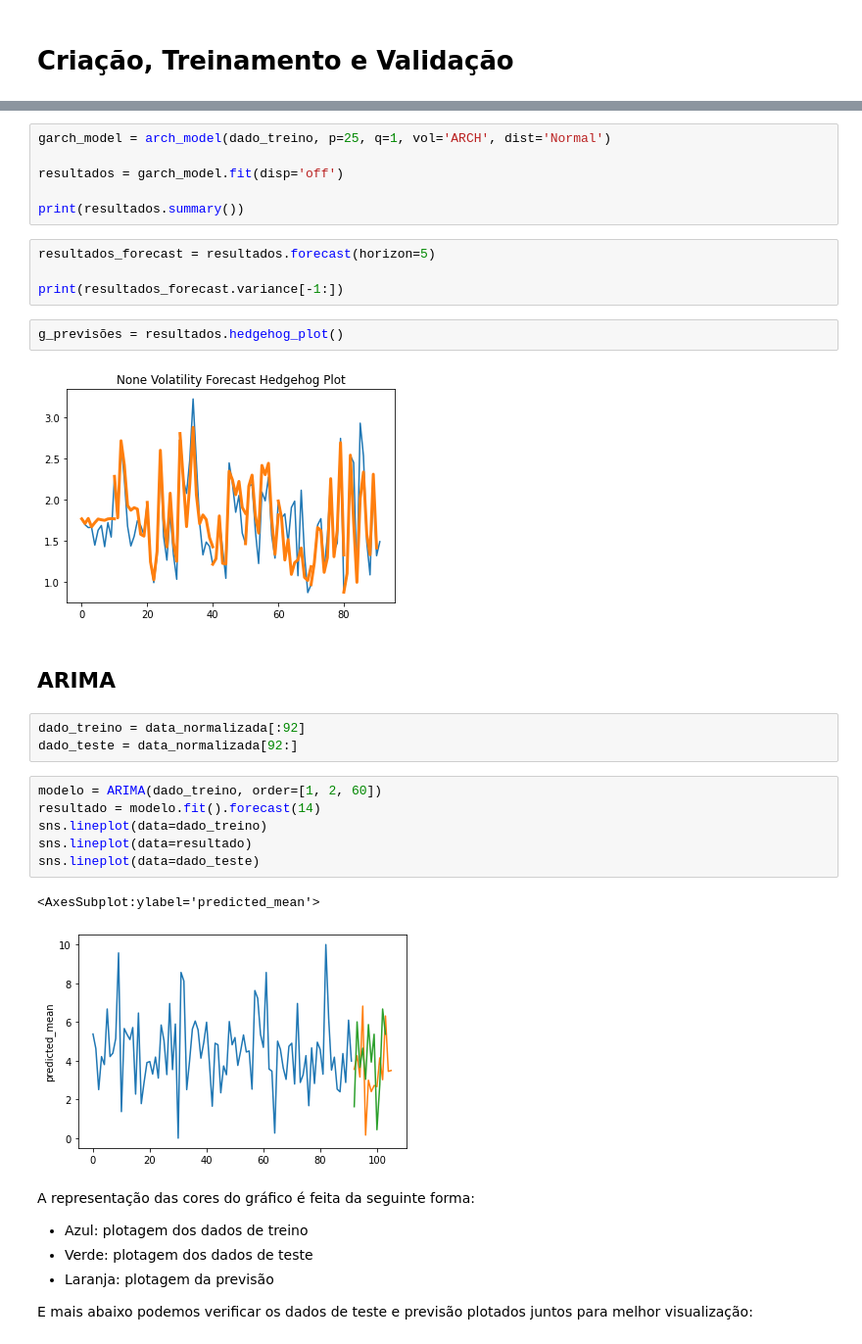
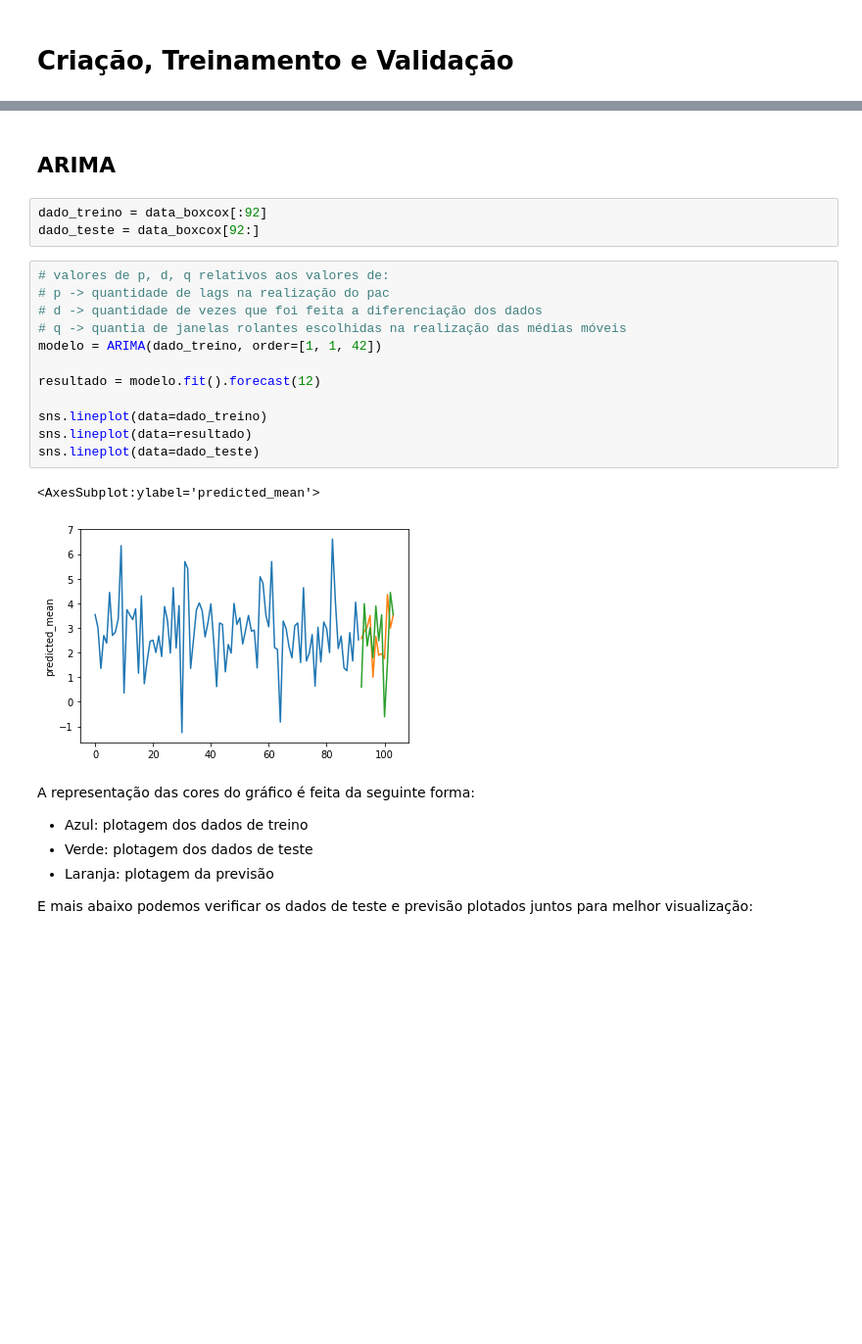
Before and after one commit to mayara-canaver/AMBEV-Analysis, a Jupyter notebook: docs/main.ipynb, the cells around one changed output, grey strips where cells are left out. Shown: that part at 98% size. Saved outputs shown, nothing was run; the diff lists cells and outputs as text; blank space fills up the shorter version.

```diff
--- a/docs/main.ipynb
+++ b/docs/main.ipynb
@@ -314,31 +286,23 @@ O gráfico de auto correlação mostra que a série tem correlação significati
-# %%
-garch_model = arch_model(dado_treino, p=25, q=1, vol='ARCH', dist='Normal')
-
-resultados = garch_model.fit(disp='off')
-
-print(resultados.summary())
-# %%
-resultados_forecast = resultados.forecast(horizon=5)
-
-print(resultados_forecast.variance[-1:])
-# %%
-g_previsões = resultados.hedgehog_plot()
-# %% [output]
-[figure, removed]
 # %% [markdown]
 ## ARIMA
 # %%
-dado_treino = data_normalizada[:92]
-dado_teste = data_normalizada[92:]
+dado_treino = data_boxcox[:92]
+dado_teste = data_boxcox[92:]
 # %%
-modelo = ARIMA(dado_treino, order=[1, 2, 60])
-resultado = modelo.fit().forecast(14)
+# valores de p, d, q relativos aos valores de:
+# p -> quantidade de lags na realização do pac
+# d -> quantidade de vezes que foi feita a diferenciação dos dados
+# q -> quantia de janelas rolantes escolhidas na realização das médias móveis
+modelo = ARIMA(dado_treino, order=[1, 1, 42])
+
+resultado = modelo.fit().forecast(12)
+
 sns.lineplot(data=dado_treino)
 sns.lineplot(data=resultado)
 sns.lineplot(data=dado_teste)
 # %% [output]
 <AxesSubplot:ylabel='predicted_mean'>
-[figure, old version]
+[figure, new version]
 # %% [markdown]
 A representação das cores do gráfico é feita da seguinte forma:
 - Azul: plotagem dos dados de treino
```
Also changed, not shown: parts of 18 cells of this notebook.
